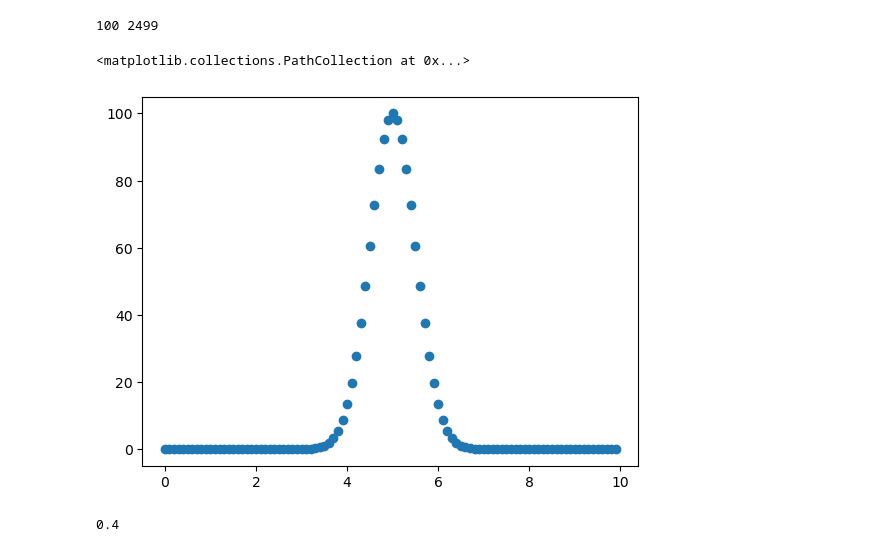
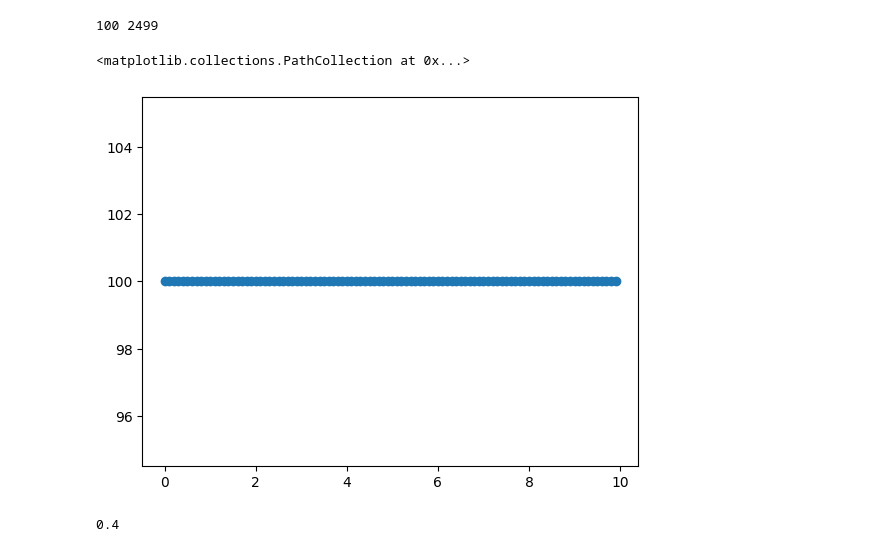
Before and after one commit to Holeryn/Metodi-Computazionali, a Jupyter notebook: ese4/calore.ipynb, the cells around one changed output. Drawn from its saved outputs; the diff is of its cells as text; code cells hidden in the pictures.

```diff
--- a/ese4/calore.ipynb
+++ b/ese4/calore.ipynb
@@ -8,33 +8,34 @@ TD = -100
 # %%
 L = 10      # Lunghezza Sbarra
 T = 10     # secondi
 
 RIS = 100   # risoluzione spaziale
 D = 1      # dipende dal materiale (HO USATO IL RAME)
 
 DX = L / RIS
 DT = 0.4 * DX**2 / D   # Condizioni di von neuman
 
 N = int(L / DX)
 T = int(T / DT)
 
 print(N,T)
 
 C = np.zeros((N,T))
 x = np.arange(N) * DX
 
 mu    = L * 0.5     # sposta il picco: 0.3 = sinistra, 0.7 = destra
 sigma = L * 0.05    # picco stretto
 T_max = 100         # temperatura massima del picco in gradi
 
-C[:, 0] = T_max * np.exp(-((x - mu)**2) / (2 * sigma**2))
+C[0:, 0] = TS
+C[N:, 0] = TD
 assert T > 0, "Tempo fisico troppo corto rispetto a DT!"
 x = np.arange(C.shape[0]) * DX
 plt.scatter(x,C[:,0])
 # %% [output]
 100 2499
 <matplotlib.collections.PathCollection at 0x...>
-[figure, old version]
+[figure, new version]
 # %%
 nu = DT/(DX**2)
 print(nu)
```
Also changed, not shown: parts of 5 cells of this notebook, 1 other file.
